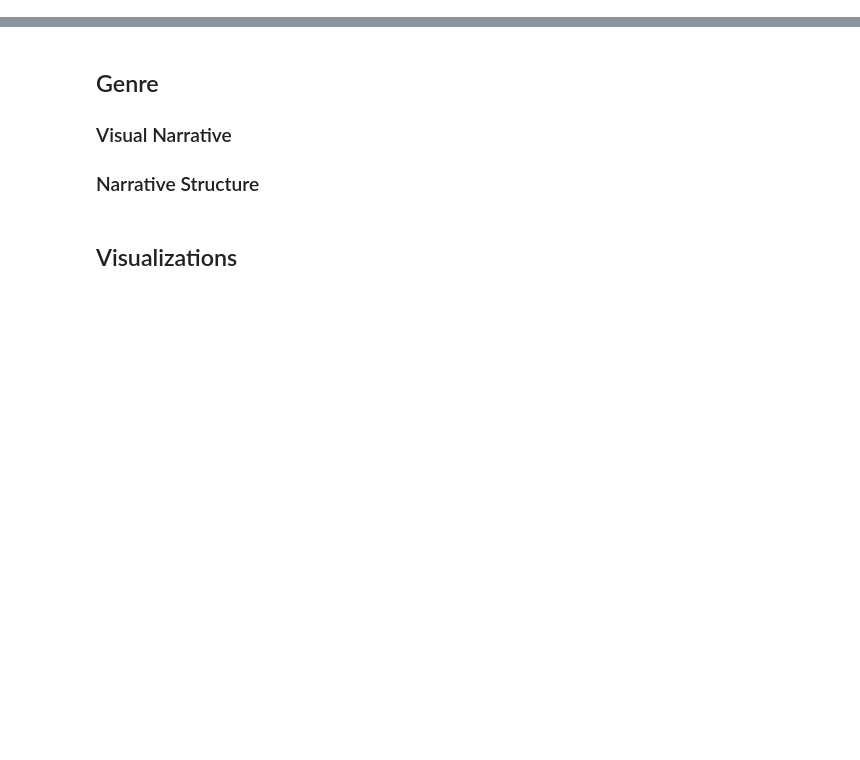
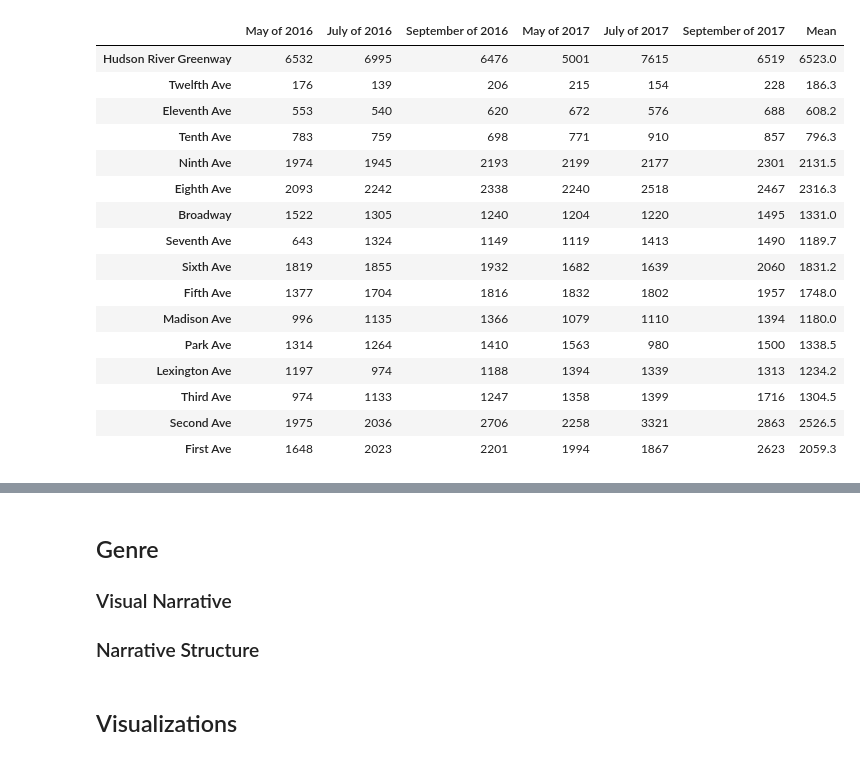
Before and after one commit to Renjue823/02806-Social-Data-Analysis-and-Visualization, a Jupyter notebook: Explanation.ipynb, the cells around one changed output, grey strips where cells are left out. Saved outputs shown, nothing was run; the diff lists cells and outputs as text; code cells hidden in the pictures; blank space fills up the shorter version.

```diff
--- a/Explanation.ipynb
+++ b/Explanation.ipynb
@@ -631,0 +640,22 @@ dff12_weekend = dff.loc[(dff['CRASH DATE'].dt.year == 2012) & ((dff['DayOfWeek']
+# %%
+ddf = pd.read_csv("impact_protected_cycle_lane.csv")
+
+spot_lat_all = ddf['latitude'].values.tolist()
+spot_long_all = ddf['longitude'].values.tolist()
+spot_loc_all = ddf['location'].values.tolist()
+
+spot_lat = []
+spot_long = []
+spot_loc = []
+
+def DropDuplicated(lsduplicated, lsempty):
+    for i in lsduplicated:
+        if i not in lsempty:
+            lsempty.append(i)
+
+DropDuplicated(spot_lat_all, spot_lat)
+DropDuplicated(spot_long_all, spot_long)
+DropDuplicated(spot_loc_all, spot_loc)
+
+lane = (ddf.loc[(ddf['year'] == 2016) & (ddf['month'] == 5)])['protected bicycle lane'].values.tolist()
+roadway = (ddf.loc[(ddf['year'] == 2016) & (ddf['month'] == 5)])['two-way roadway'].values.tolist()
@@ -631,0 +811,18 @@ dff12_weekend = dff.loc[(dff['CRASH DATE'].dt.year == 2012) & ((dff['DayOfWeek']
+# %%
+Mcount = ddf.loc[:, ['year', 'location', 'month', 'count']]
+year_month_list = ['May of 2016', 'July of 2016', 'September of 2016',
+                  'May of 2017', 'July of 2017', 'September of 2017']
+
+byLocation = pd.DataFrame(index=spot_loc, columns=year_month_list)
+byLocation[year_month_list[0]] = (Mcount.loc[(Mcount['year'] == 2016) & (Mcount['month'] == 5)])['count'].values.tolist()
+byLocation[year_month_list[1]] = (Mcount.loc[(Mcount['year'] == 2016) & (Mcount['month'] == 7)])['count'].values.tolist()
+byLocation[year_month_list[2]] = (Mcount.loc[(Mcount['year'] == 2016) & (Mcount['month'] == 9)])['count'].values.tolist()
+byLocation[year_month_list[3]] = (Mcount.loc[(Mcount['year'] == 2017) & (Mcount['month'] == 5)])['count'].values.tolist()
+byLocation[year_month_list[4]] = (Mcount.loc[(Mcount['year'] == 2017) & (Mcount['month'] == 7)])['count'].values.tolist()
+byLocation[year_month_list[5]] = (Mcount.loc[(Mcount['year'] == 2017) & (Mcount['month'] == 9)])['count'].values.tolist()
+
+locations = byLocation.index.values.tolist()
+dic_3 = {'locations': locations}
+for y in range(len(year_month_list)):
+    dic_3[year_month_list[y]] = byLocation[year_month_list[y]]
+source_3 = ColumnDataSource(dic_3)
@@ -631,0 +847,22 @@ dff12_weekend = dff.loc[(dff['CRASH DATE'].dt.year == 2012) & ((dff['DayOfWeek']
+# %%
+byLocation['Mean'] = (byLocation.mean(axis=1)).round(1)
+lsMean = byLocation['Mean'].values.tolist() / np.sum(byLocation['Mean'].values)
+byLocation
+# %% [output]
+|  | May of 2016 | July of 2016 | September of 2016 | May of 2017 | July of 2017 | September of 2017 | Mean |
+| Hudson River Greenway | 6532 | 6995 | 6476 | 5001 | 7615 | 6519 | 6523.0 |
+| Twelfth Ave | 176 | 139 | 206 | 215 | 154 | 228 | 186.3 |
+| Eleventh Ave | 553 | 540 | 620 | 672 | 576 | 688 | 608.2 |
+| Tenth Ave | 783 | 759 | 698 | 771 | 910 | 857 | 796.3 |
+| Ninth Ave | 1974 | 1945 | 2193 | 2199 | 2177 | 2301 | 2131.5 |
+| Eighth Ave | 2093 | 2242 | 2338 | 2240 | 2518 | 2467 | 2316.3 |
+| Broadway | 1522 | 1305 | 1240 | 1204 | 1220 | 1495 | 1331.0 |
+| Seventh Ave | 643 | 1324 | 1149 | 1119 | 1413 | 1490 | 1189.7 |
+| Sixth Ave | 1819 | 1855 | 1932 | 1682 | 1639 | 2060 | 1831.2 |
+| Fifth Ave | 1377 | 1704 | 1816 | 1832 | 1802 | 1957 | 1748.0 |
+| Madison Ave | 996 | 1135 | 1366 | 1079 | 1110 | 1394 | 1180.0 |
+| Park Ave | 1314 | 1264 | 1410 | 1563 | 980 | 1500 | 1338.5 |
+| Lexington Ave | 1197 | 974 | 1188 | 1394 | 1339 | 1313 | 1234.2 |
+| Third Ave | 974 | 1133 | 1247 | 1358 | 1399 | 1716 | 1304.5 |
+| Second Ave | 1975 | 2036 | 2706 | 2258 | 3321 | 2863 | 2526.5 |
+| First Ave | 1648 | 2023 | 2201 | 1994 | 1867 | 2623 | 2059.3 |
```
Also changed, not shown: parts of 13 cells of this notebook.
